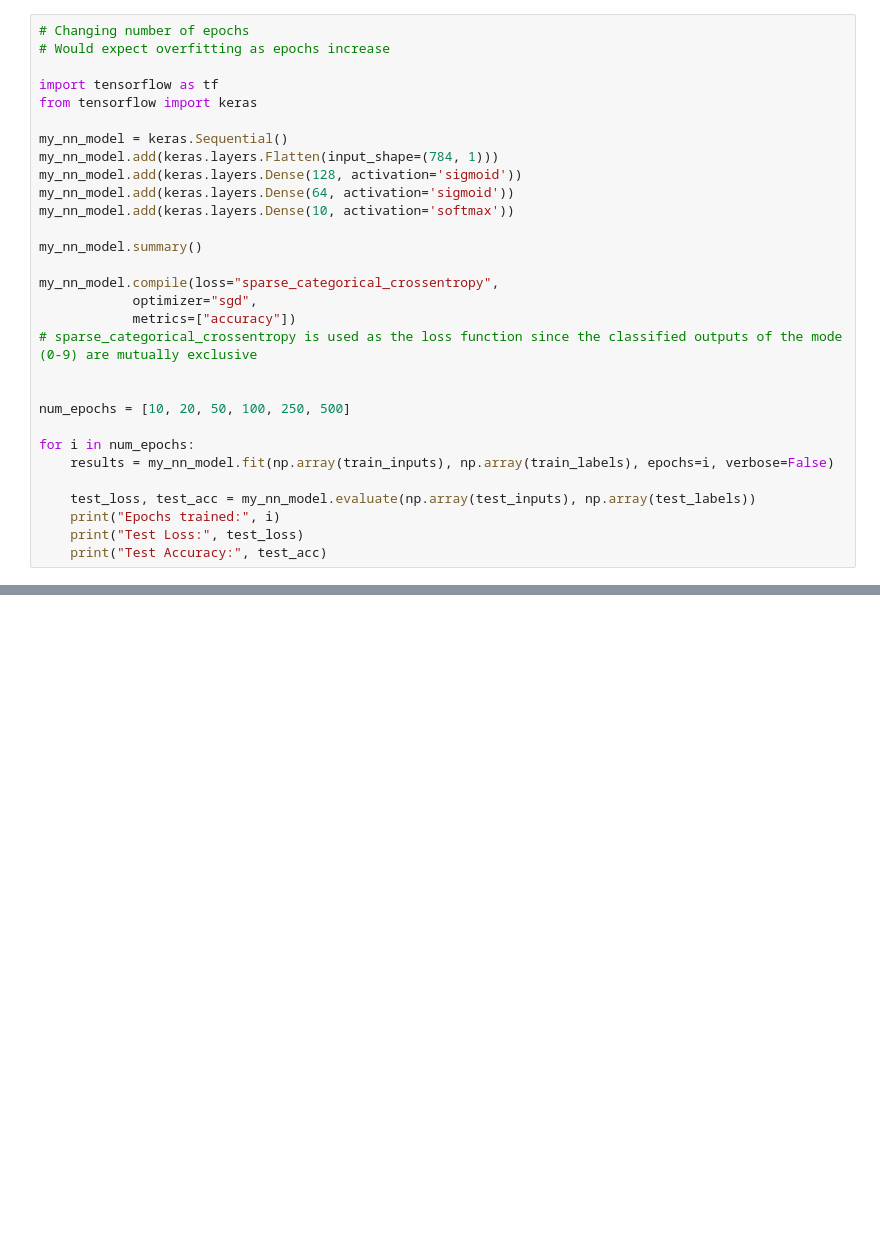
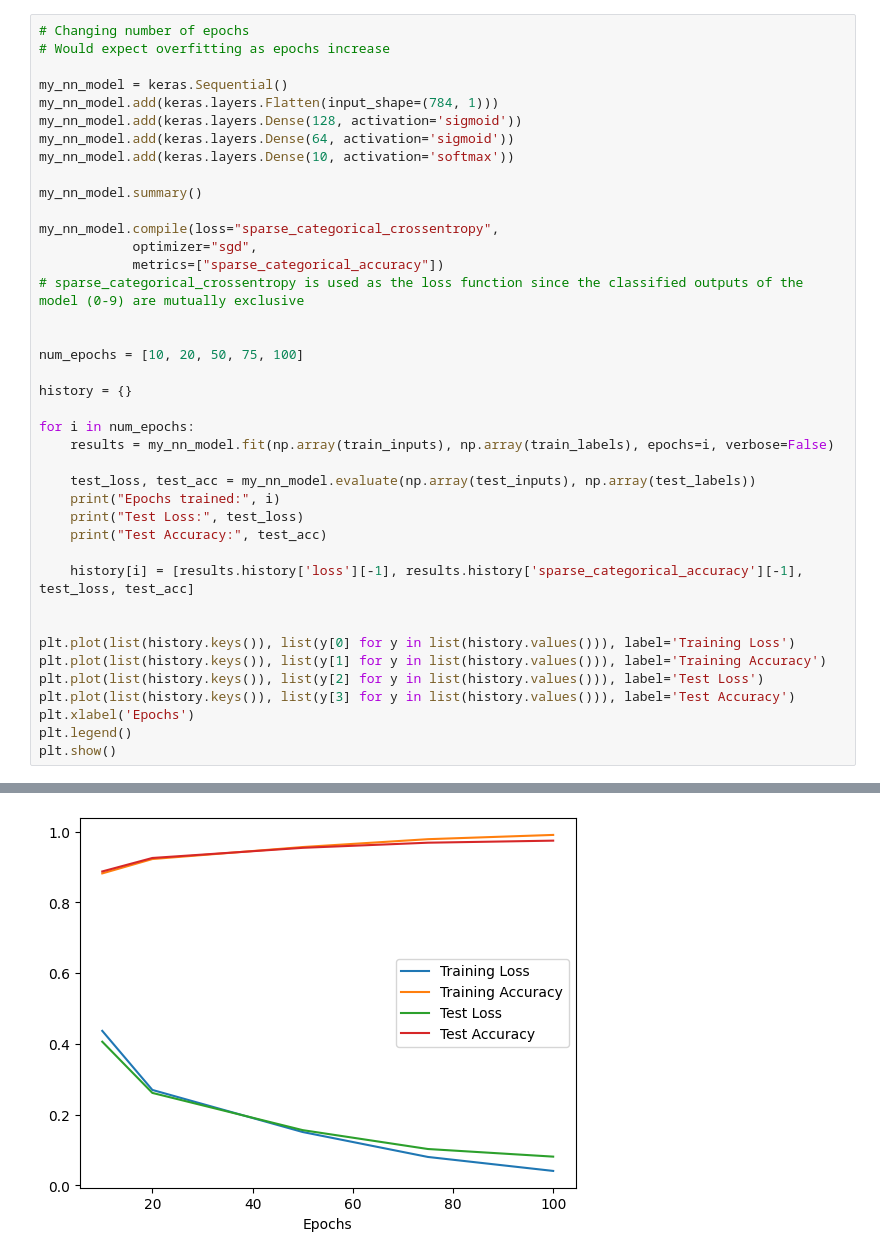
Before and after one commit to AvaneenP/CS6316-FinalProj, a Jupyter notebook: mnist_nn_analysis.ipynb, the cells around one changed output, grey strips where cells are left out. Saved outputs shown, nothing was run; the diff lists cells and outputs as text; blank space fills up the shorter version.

```diff
--- a/mnist_nn_analysis.ipynb
+++ b/mnist_nn_analysis.ipynb
@@ -73,9 +106,6 @@ Test Accuracy: 0.8938999772071838
 # %%
 # Changing number of epochs
 # Would expect overfitting as epochs increase
-
-import tensorflow as tf
-from tensorflow import keras
 
 my_nn_model = keras.Sequential()
 my_nn_model.add(keras.layers.Flatten(input_shape=(784, 1)))
@@ -87,11 +117,13 @@ my_nn_model.summary()
 
 my_nn_model.compile(loss="sparse_categorical_crossentropy",
             optimizer="sgd",
-            metrics=["accuracy"])
-# sparse_categorical_crossentropy is used as the loss function since the classified outputs of the mode (0-9) are mutually exclusive
+            metrics=["sparse_categorical_accuracy"])
+# sparse_categorical_crossentropy is used as the loss function since the classified outputs of the model (0-9) are mutually exclusive
 
 
-num_epochs = [10, 20, 50, 100, 250, 500]
+num_epochs = [10, 20, 50, 75, 100]
+
+history = {}
 
 for i in num_epochs:
     results = my_nn_model.fit(np.array(train_inputs), np.array(train_labels), epochs=i, verbose=False)
@@ -100,4 +132,15 @@ for i in num_epochs:
     print("Epochs trained:", i)
     print("Test Loss:", test_loss)
     print("Test Accuracy:", test_acc)
+
+    history[i] = [results.history['loss'][-1], results.history['sparse_categorical_accuracy'][-1], test_loss, test_acc]
+
+
+plt.plot(list(history.keys()), list(y[0] for y in list(history.values())), label='Training Loss')
+plt.plot(list(history.keys()), list(y[1] for y in list(history.values())), label='Training Accuracy')
+plt.plot(list(history.keys()), list(y[2] for y in list(history.values())), label='Test Loss')
+plt.plot(list(history.keys()), list(y[3] for y in list(history.values())), label='Test Accuracy')
+plt.xlabel('Epochs')
+plt.legend()
+plt.show()
 # %% [output]
@@ -121,3 +164,4 @@ Test Accuracy: 0.9799000024795532
+[figure, added]
 # %%
 # Changing number of hidden units in each layer
 
```
Also changed, not shown: parts of 8 cells of this notebook.
